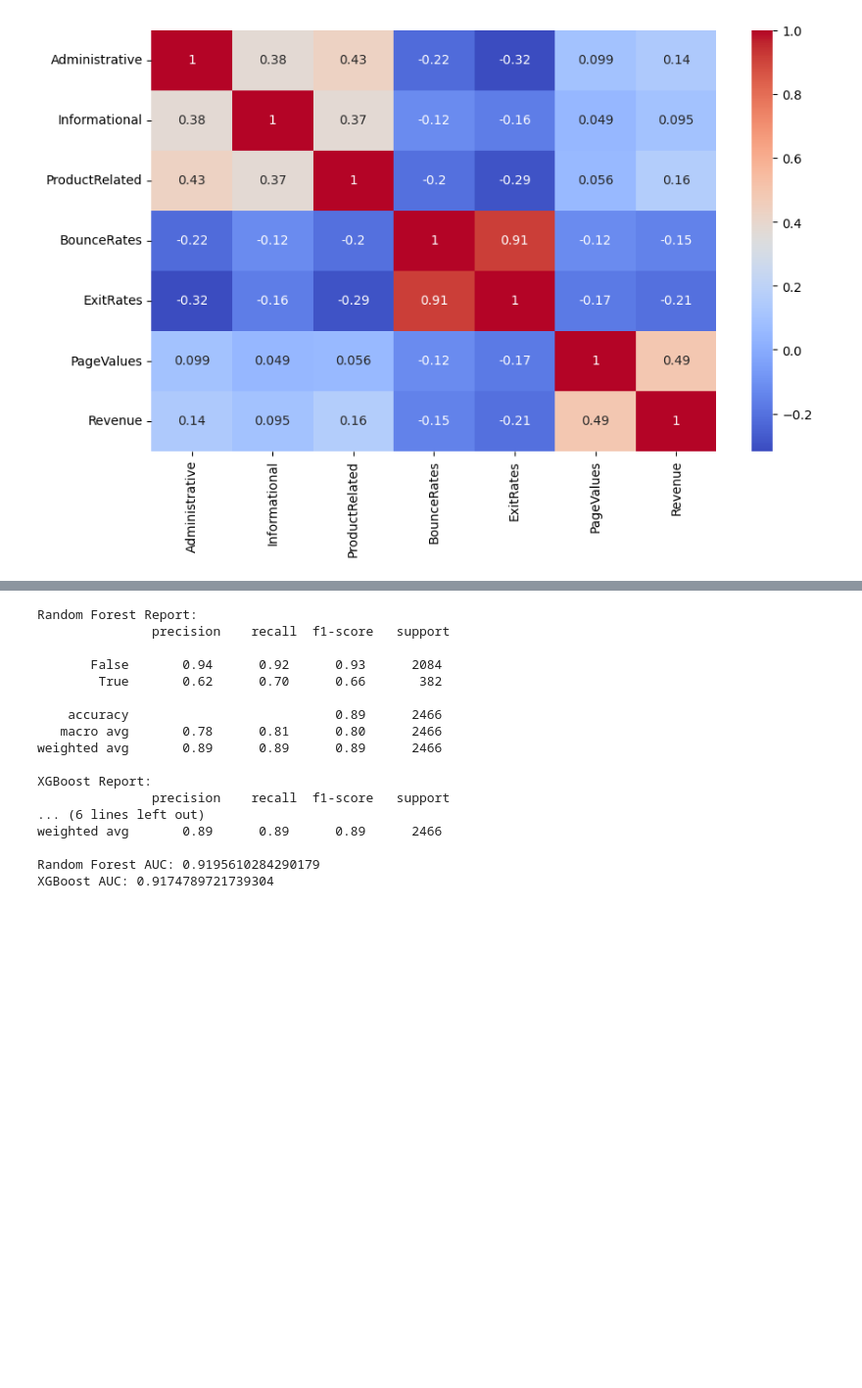
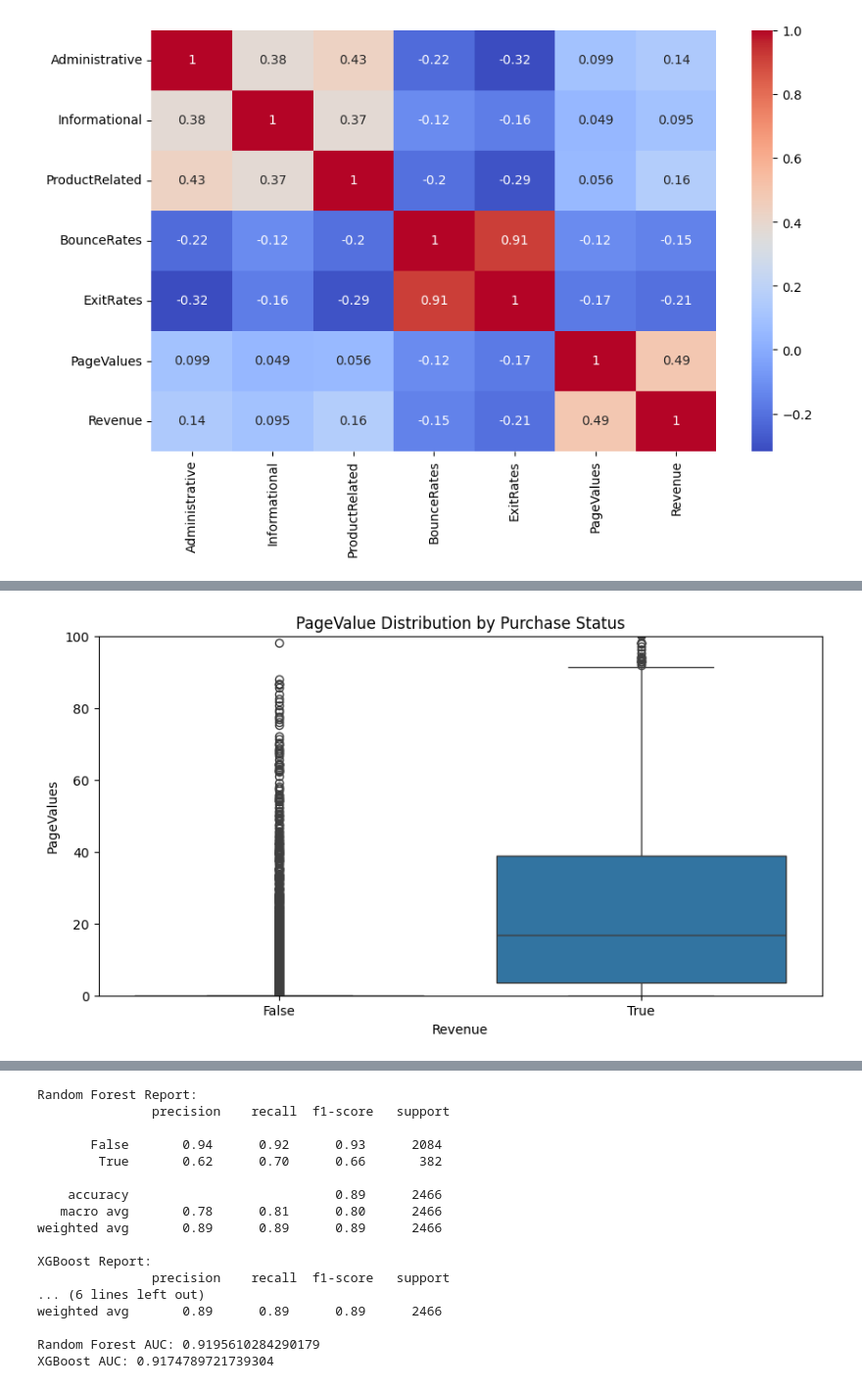
Before and after one commit to neslytom/DSML-Final-Project, a Jupyter notebook: Final_Project.ipynb, the cells around one changed output, grey strips where cells are left out. Shown at 98% size. Drawn from its saved outputs; the diff is of its cells as text; code cells hidden in the pictures; blank space fills up the shorter version.

```diff
--- a/Final_Project.ipynb
+++ b/Final_Project.ipynb
@@ -128,0 +143,8 @@ NameError: name 'data' is not defined
+# %%
+plt.figure(figsize=(10, 5))
+sns.boxplot(x='Revenue', y='PageValues', data=data)
+plt.ylim(0, 100)
+plt.title('PageValue Distribution by Purchase Status')
+plt.show()
+# %% [output]
+[figure, added]
```
Also changed, not shown: parts of 7 cells of this notebook.
